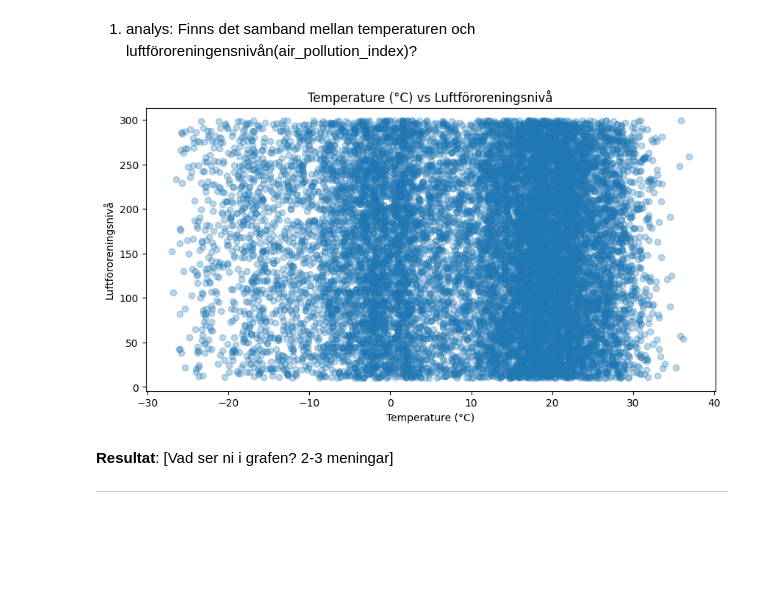
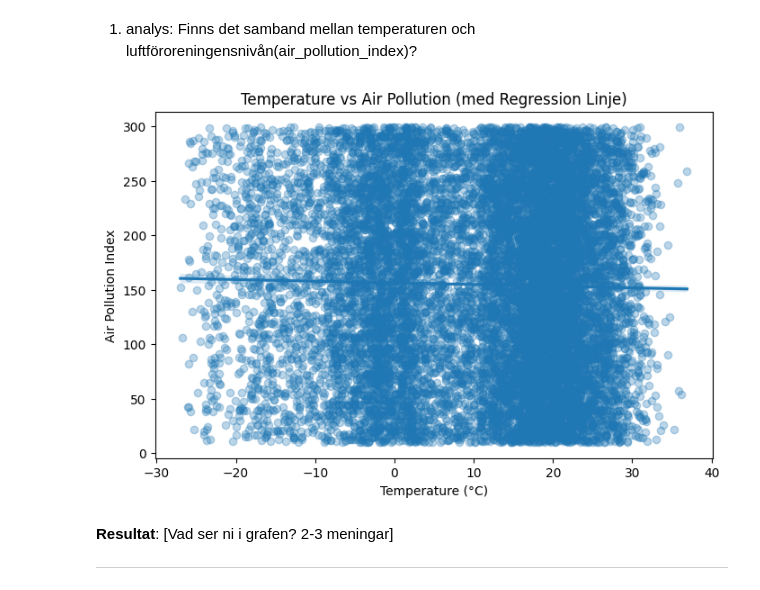
Before and after one commit to regissoren7/big-data-iot-labs, a Jupyter notebook: mini-projekt/Mohamed.Filimon.ipynb, the cells around one changed output. Saved outputs shown, nothing was run; the diff lists cells and outputs as text; code cells hidden in the pictures; blank space fills up the shorter version.

```diff
--- a/mini-projekt/Mohamed.Filimon.ipynb
+++ b/mini-projekt/Mohamed.Filimon.ipynb
@@ -120,23 +120,24 @@ datan är bra skick men det finns endas saknade värden och det är kolmnunen is
 # %% [markdown]
 1. analys: Finns det samband mellan temperaturen och luftföroreningensnivån(air_pollution_index)?
 # %%
-# ANALYS 1: Finns det ett samband mellan temperatur och luftföroreningar?
-
+import seaborn as sns
 import matplotlib.pyplot as plt
 
-#skapa en figur med storlek 10x5
-plt.figure(figsize=(10,5))
-
-#rita scatter plot
-plt.scatter(df["temperature"], df["air_pollution_index"], alpha=0.3)
-
-#namn på x-axeln, y-axeln och titel på grafen
+# Scatter plot med regressionslinje
+plt.figure(figsize=(8,5))
+sns.regplot(
+    x="temperature",
+    y="air_pollution_index",
+    data=df,
+    scatter_kws={"alpha":0.3}
+)
+# Lägg till etiketter och titel
 plt.xlabel("Temperature (°C)")
-plt.ylabel("Luftföroreningsnivå")
-plt.title("Temperature (°C) vs Luftföroreningsnivå")
+plt.ylabel("Air Pollution Index")
+plt.title("Temperature vs Air Pollution (med Regression Linje)")
 plt.show()
 # %% [output]
-[figure, old version]
+[figure, new version]
 # %% [markdown]
 **Resultat**: [Vad ser ni i grafen? 2-3 meningar]
 
```
Also changed, not shown: parts of 1 cell of this notebook, 1 other file.
